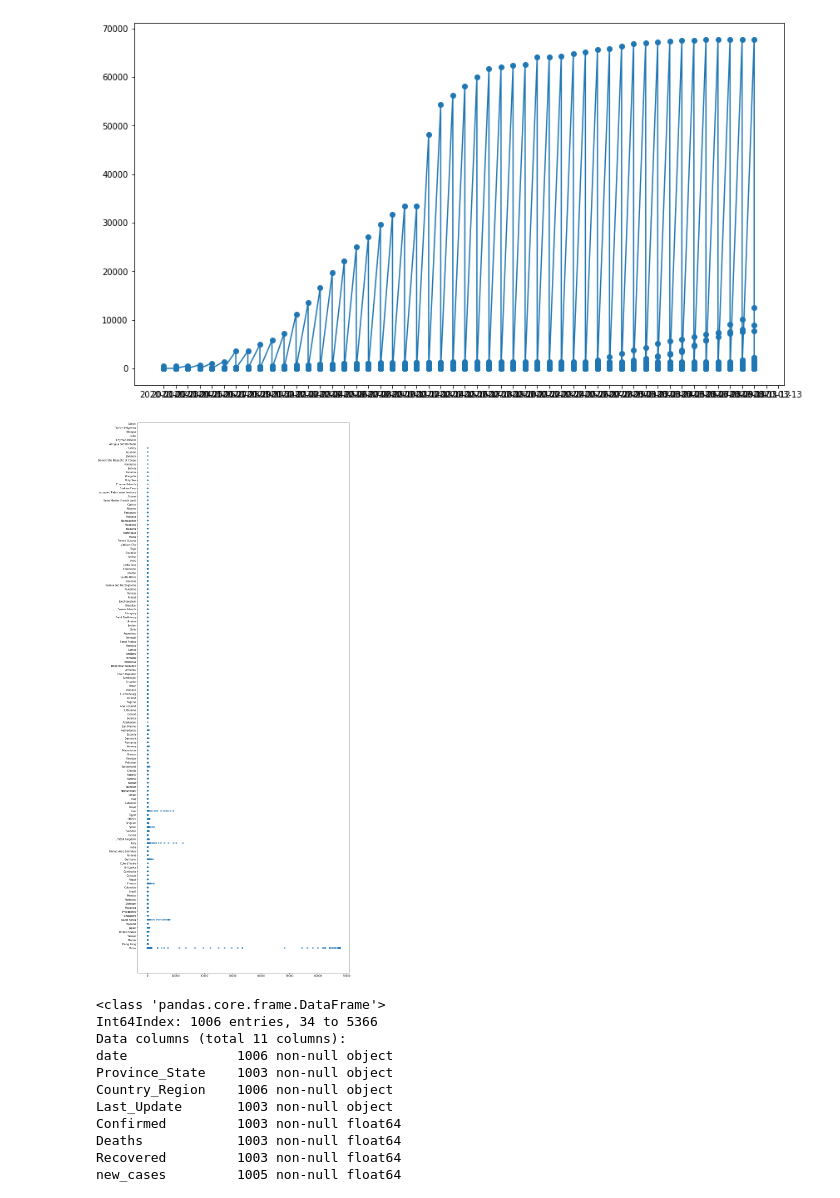
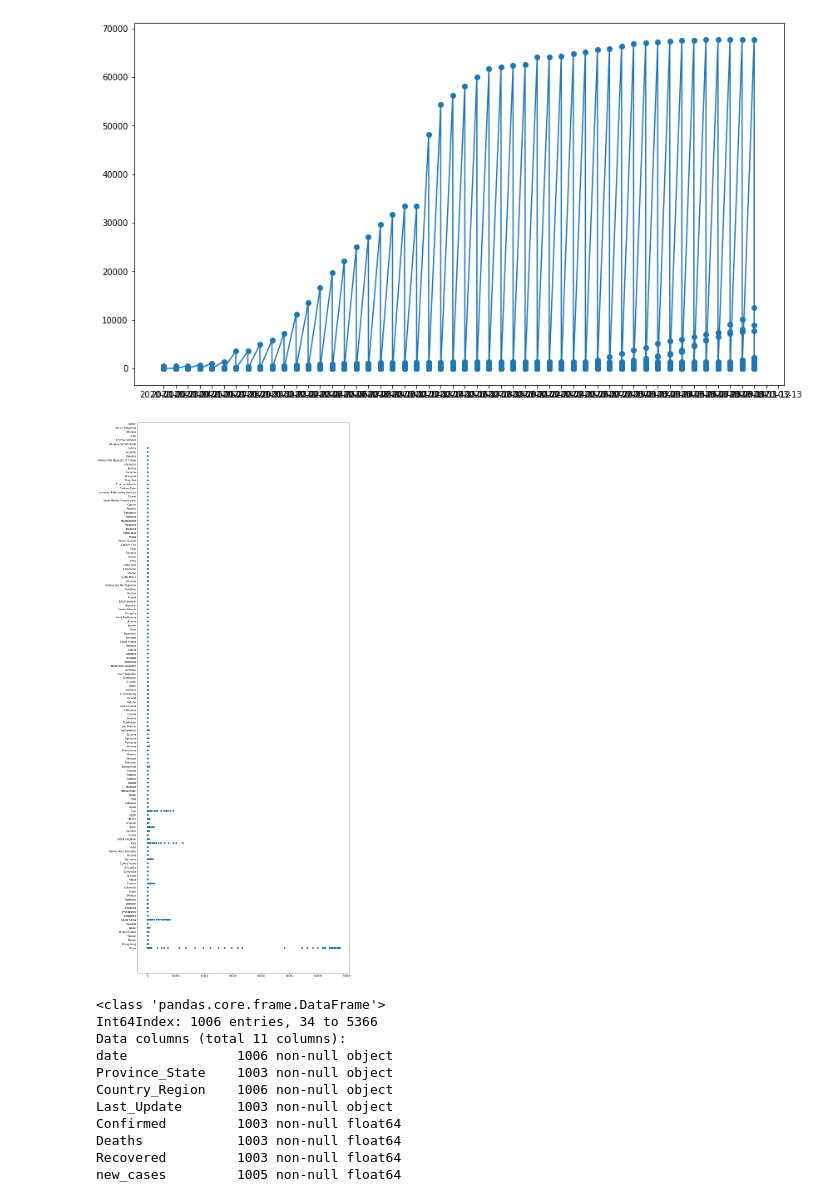
Before and after one commit to anushirahatti/covid-19-analysis, a Jupyter notebook: src/covid_19_analysis.ipynb, the cells around one changed output. Drawn from its saved outputs; the diff is of its cells as text; code cells hidden in the pictures.

```diff
--- a/src/covid_19_analysis.ipynb
+++ b/src/covid_19_analysis.ipynb
@@ -269,10 +242,10 @@ plt.show()
 [figure]
 # %%
 plt.figure(figsize=(15,40))
-plt.scatter(new_data_combined['Confirmed'], new_data_combined['Country_Region'], alpha=0.5)
+plt.scatter(new_data_combined['Confirmed'], new_data_combined['Country_Region'])
 plt.show()
 # %% [output]
-[figure, old version]
+[figure, new version]
 # %%
 new_data_combined_usa = new_data_combined[new_data_combined['Country_Region'] == 'United States']
 # %%
```
Also changed, not shown: parts of 6 cells of this notebook.
